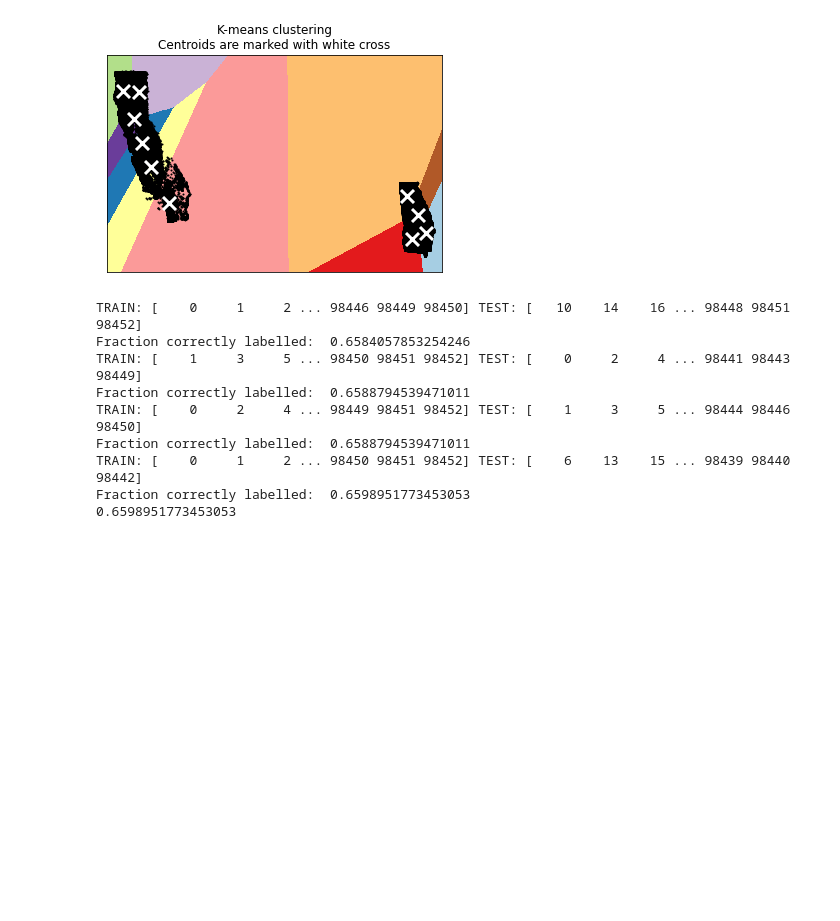
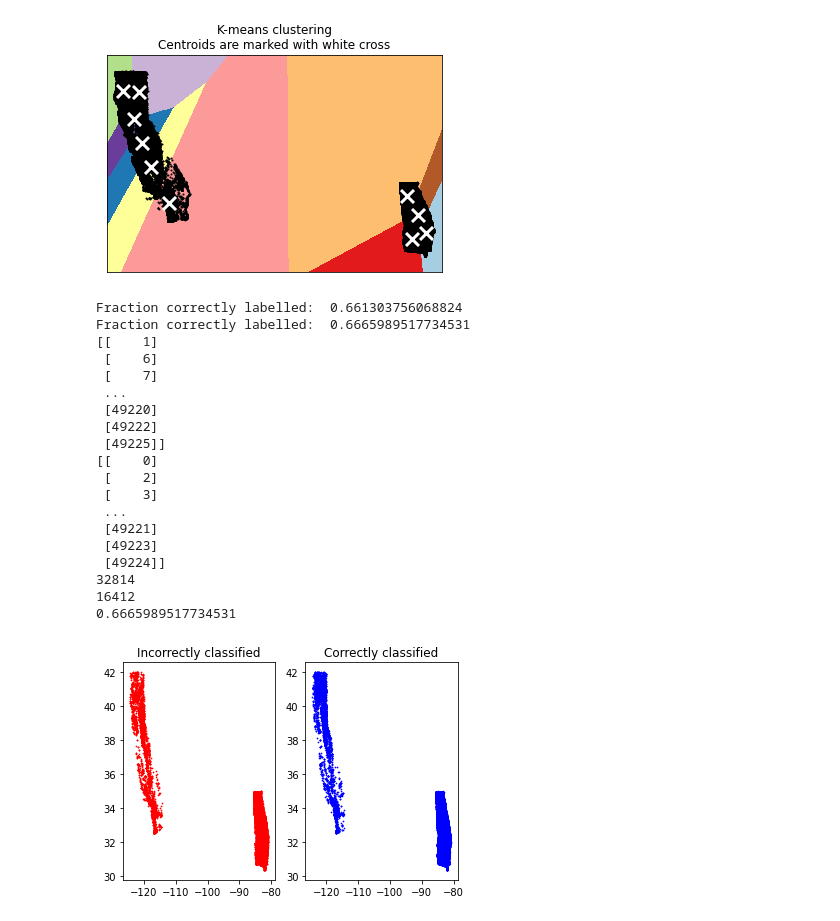
Before and after one commit to kimtaeho07/CS155-MP1, a Jupyter notebook: KaggleVisualization.ipynb, the cells around one changed output. Saved outputs shown, nothing was run; the diff lists cells and outputs as text; code cells hidden in the pictures; blank space fills up the shorter version.

Commit message:
Added plotting functionality to test(). It doesn't show much

```diff
--- a/KaggleVisualization.ipynb
+++ b/KaggleVisualization.ipynb
@@ -543,22 +569,52 @@ def xg_boost(n_estimators = 100, learning_rate = 1.0, max_depth=1, random_state=
 #      *Add date-time
 #      *Add other data properties
 #
+##Parameters (Change me!)
+
+k_val = 10  ##KMeans
+
+
 #Reimport data
 train_df = pd.read_csv('WILDFIRES_TRAIN.csv', index_col='id')
+#Remove unwanted values
 input_data = train_df[['LATITUDE', "LONGITUDE","DISCOVERY_TIME","FIRE_SIZE","FIPS_CODE", "LABEL"]]
+#Add k-means clustered values
+labels, centers = k_means(train_df,k=k_val, cluster_names = ['LONGITUDE', 'LATITUDE'], plot_fig_flag=0, save_fig_flag=0)
+input_data["K_means"] = labels
+#Add day of year data
+day_of_year=train_df['DATE'].apply(lambda x: datetime.strptime(x, '%Y-%m-%d').timetuple().tm_yday)
+input_data["DAY_OF_YR"] = day_of_year
+
 #For now, let's just drop all the rows with NA values, but we can look at other options later
+#TODO: We need to work around this. We lose about 2/3 of our data set
 input_data = input_data.dropna()
 # %%
 #EXAMPLE: Run a basic test using xg_boost classifier
-correct = test(xg_boost(),input_data)
+
+#Model (Change me!)
+clf = xg_boost()
+
+#Run tests
+correct = test(clf,input_data, nsplits=2, plot_fig_flag=1, save_fig_flag=0)
 print(correct)
 # %% [output]
-TRAIN: [    0     1     2 ... 98446 98449 98450] TEST: [   10    14    16 ... 98448 98451 98452]
-Fraction correctly labelled:  0.6584057853254246
-TRAIN: [    1     3     5 ... 98450 98451 98452] TEST: [    0     2     4 ... 98441 98443 98449]
-Fraction correctly labelled:  0.6588794539471011
-TRAIN: [    0     2     4 ... 98449 98451 98452] TEST: [    1     3     5 ... 98444 98446 98450]
-Fraction correctly labelled:  0.6588794539471011
-TRAIN: [    0     1     2 ... 98450 98451 98452] TEST: [    6    13    15 ... 98439 98440 98442]
-Fraction correctly labelled:  0.6598951773453053
-0.6598951773453053
+Fraction correctly labelled:  0.661303756068824
+Fraction correctly labelled:  0.6665989517734531
+[[    1]
+ [    6]
+ [    7]
+ ...
+ [49220]
+ [49222]
+ [49225]]
+[[    0]
+ [    2]
+ [    3]
+ ...
+ [49221]
+ [49223]
+ [49224]]
+32814
+16412
+0.6665989517734531
+[figure, added]
```
Also changed, not shown: parts of 2 cells of this notebook.
